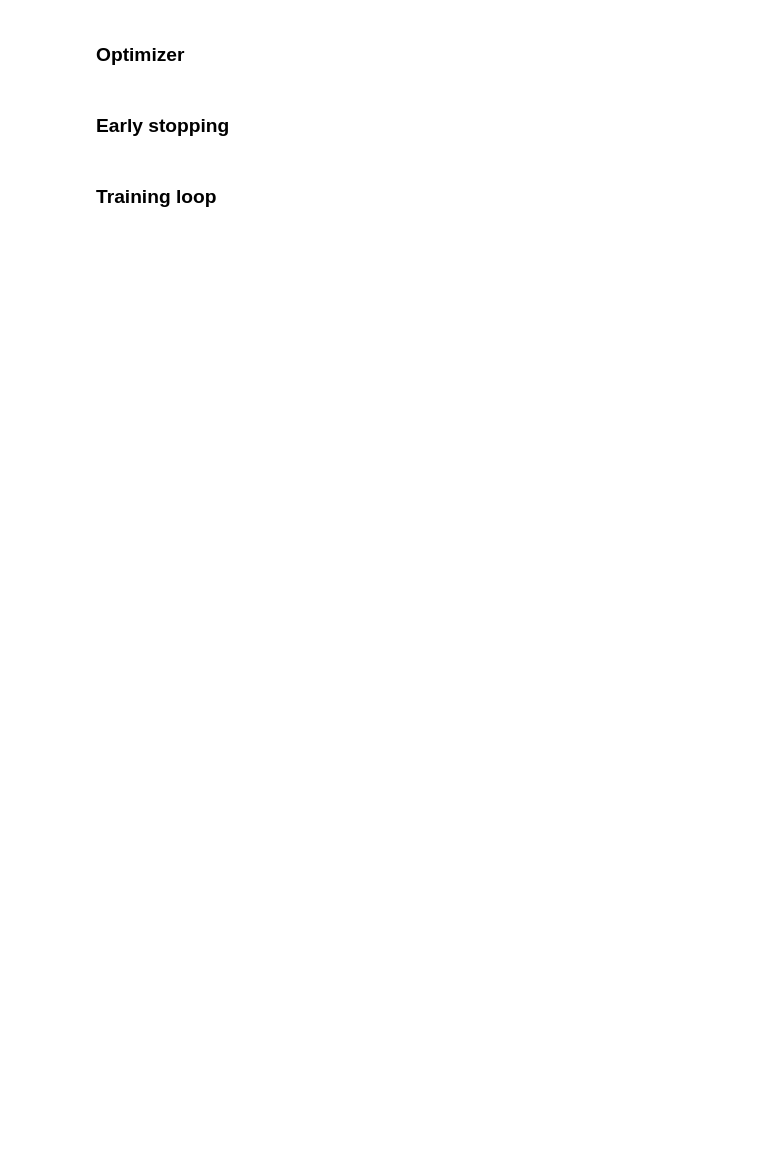
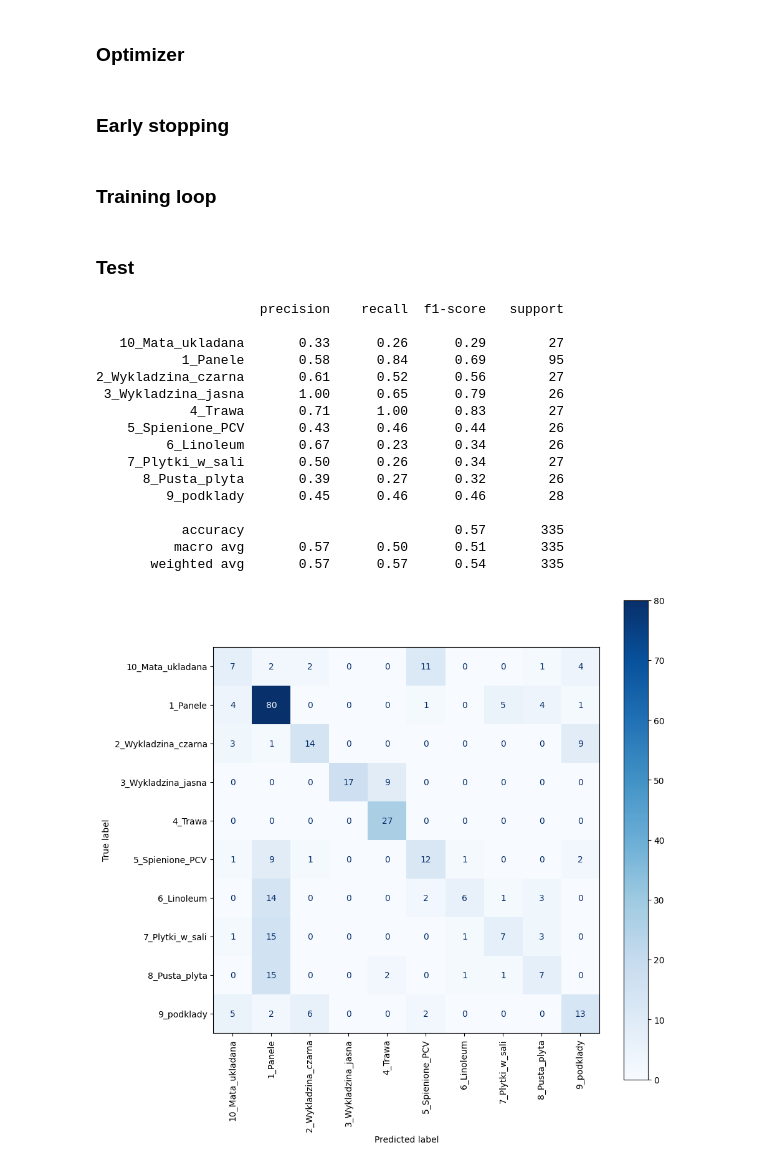
Before and after one commit to lukasz-kedzierski/surface-classification, a Jupyter notebook: src/surface_classification.ipynb, the cells around one changed output. Cells and saved outputs as stored; diff of their text form; code cells hidden in the pictures; blank space fills up the shorter version.

```diff
--- a/src/surface_classification.ipynb
+++ b/src/surface_classification.ipynb
@@ -36,3 +58,9 @@ TEST_IMAGE_DIR = '../data/test_set_final_image_set/'
+# %%
+X_training, X_test, y_training, y_test = train_test_split(X, y, test_size=0.2, stratify=y)
+X_train, X_val, y_train, y_val = train_test_split(X_training, y_training, test_size=0.2, stratify=y_training)
+X_train.reset_index(drop=True, inplace=True)
+X_val.reset_index(drop=True, inplace=True)
+X_test.reset_index(drop=True, inplace=True)
 # %% [markdown]
 ### Custom dataset
 # %%
@@ -92,8 +186,10 @@ embedding = Embedding().to(device)
+# %%
+criterion = nn.CrossEntropyLoss()
 # %% [markdown]
 ### Optimizer
 # %%
 optimizer = torch.optim.Adam(
-    siamese.parameters(),
+    cnn_model.parameters(),
     lr=1e-3,
     eps=1e-6,
     weight_decay=1e-3,
@@ -184,0 +266,44 @@ for epoch in range(NUM_EPOCHS):
+# %% [markdown]
+### Test
+# %%
+test_batches = len(test_dataloader)
+y_pred = []
+running_test_loss = 0.0
+
+pbar_test = tqdm(test_dataloader, total=test_batches)
+cnn_model.eval()
+with torch.no_grad():
+    for idx, (batch_x_test, batch_y_test) in enumerate(pbar_test):
+        batch_x_test, batch_y_test = batch_x_test.to(device), batch_y_test.to(device)
+        batch_x_test = batch_x_test.permute(0, 2, 1)
+        test_outputs = cnn_model(batch_x_test)
+        test_loss = criterion(test_outputs, batch_y_test)
+        y_pred.append(torch.argmax(test_outputs).cpu().numpy())
+        running_test_loss += test_loss
+
+        pbar_test.set_description(f"Test loss: {running_test_loss / (idx + 1):.2E}")
+# %%
+plt.style.use('default')
+fig, ax = plt.subplots(figsize=(10, 10))
+
+# y_test = lb.inverse_transform(y_test)
+print(classification_report(y_test, y_pred, target_names=classes))
+disp = ConfusionMatrixDisplay.from_predictions(y_test, y_pred, display_labels=classes, xticks_rotation='vertical', cmap='Blues', ax=ax)
+# %% [output]
+                     precision    recall  f1-score   support
+
+   10_Mata_ukladana       0.33      0.26      0.29        27
+           1_Panele       0.58      0.84      0.69        95
+2_Wykladzina_czarna       0.61      0.52      0.56        27
+ 3_Wykladzina_jasna       1.00      0.65      0.79        26
+            4_Trawa       0.71      1.00      0.83        27
+    5_Spienione_PCV       0.43      0.46      0.44        26
+         6_Linoleum       0.67      0.23      0.34        26
+    7_Plytki_w_sali       0.50      0.26      0.34        27
+      8_Pusta_plyta       0.39      0.27      0.32        26
+         9_podklady       0.45      0.46      0.46        28
+
+           accuracy                           0.57       335
+          macro avg       0.57      0.50      0.51       335
+       weighted avg       0.57      0.57      0.54       335
+[figure, added]
```
Also changed, not shown: parts of 14 cells of this notebook.
